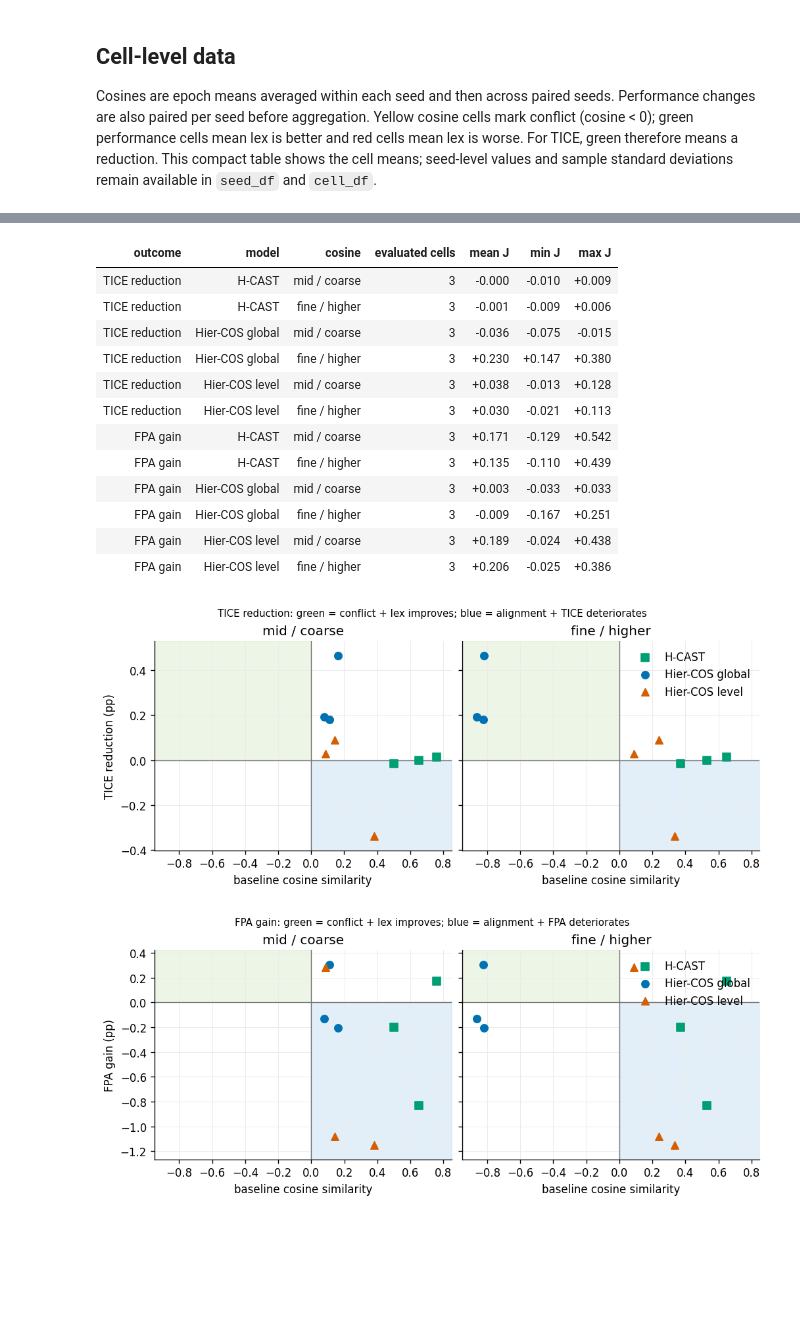
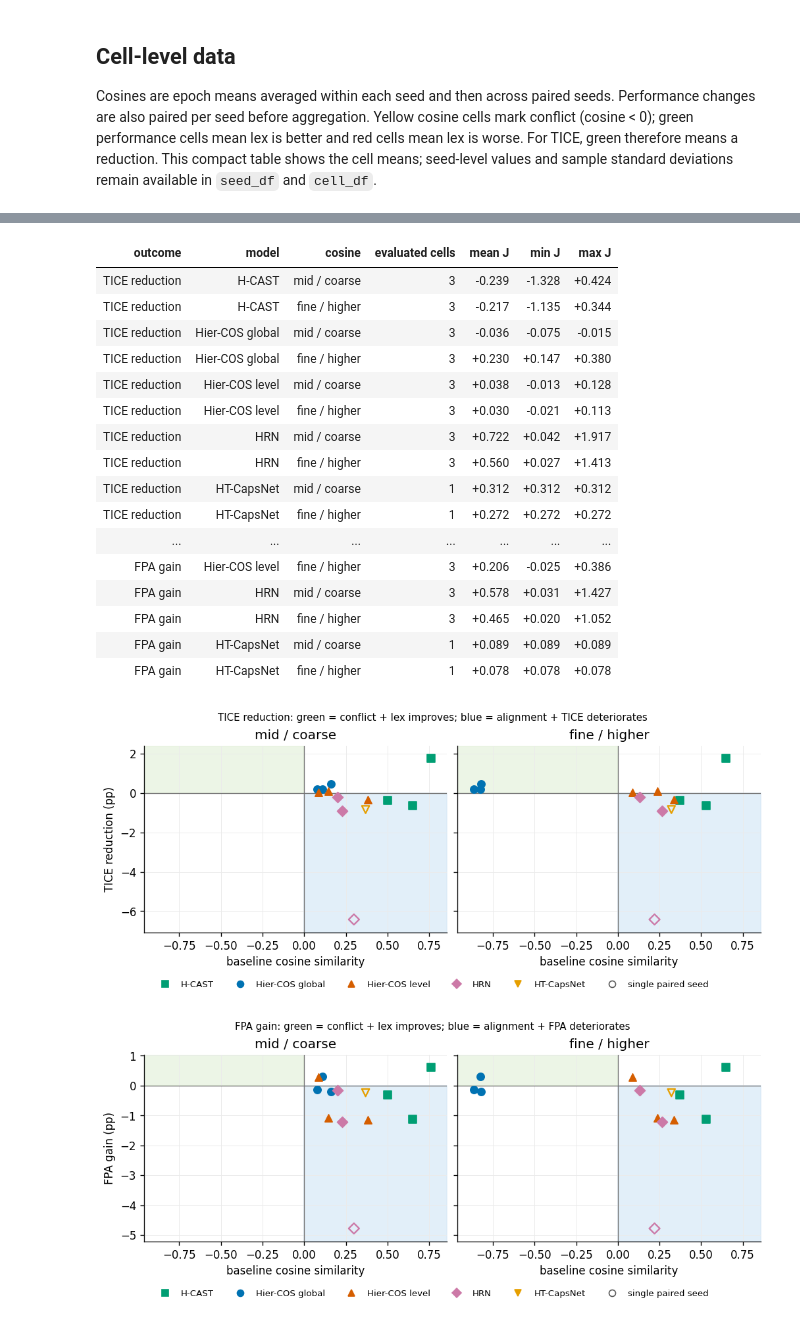
Before and after one commit to Gianma23/lexicographic_deep_learning_detailed_study, a Jupyter notebook: notebooks/lex_gradient_conflict.ipynb, the cells around one changed output, grey strips where cells are left out. Saved outputs shown, nothing was run; the diff lists cells and outputs as text; code cells hidden in the pictures; blank space fills up the shorter version.

```diff
--- a/notebooks/lex_gradient_conflict.ipynb
+++ b/notebooks/lex_gradient_conflict.ipynb
@@ -210,4 +242,6 @@ The only hypothesis metric is the **signed joint margin** `J = -baseline cosine
 # %%
+from matplotlib.lines import Line2D
+
 outcome_labels = {
     'TICE reduction (pp)': 'TICE reduction',
     'FPA gain (pp)': 'FPA gain',
@@ -221,7 +255,16 @@ outcome_specs = {
     }
     for label in JOINT_RESPONSES
 }
-group_order = ['H-CAST', 'Hier-COS global', 'Hier-COS level']
+# Substrates are taken from the resolved cells, so a family with no completed
+# paired run simply does not appear rather than producing an empty series.
+group_order = substrate_order(cell_df)
+# A substrate is labelled package effect from the audit, not by hand: it holds
+# whenever any of its resolved cells is not projection-only matched.
+package_substrates = set(cell_df.loc[~cell_df['config_matched'], 'substrate'])
+
+def scope_suffix(substrate):
+    return ' (package effect)' if substrate in package_substrates else ''
+
 margin_rows = []
 for outcome, outcome_spec in outcome_specs.items():
     for substrate in group_order:
@@ -256,12 +299,23 @@ display(
     .hide(axis='index')
 )
 
-model_style = {
-    'H-CAST': {'color': '#009E73', 'marker': 's'},
-    'Hier-COS global': {'color': '#0072B2', 'marker': 'o'},
-    'Hier-COS level': {'color': '#D55E00', 'marker': '^'},
-}
-x_limits = (-0.95, 0.85)
+model_style = {substrate: SUBSTRATE_STYLES[substrate] for substrate in group_order}
+# Legend handles are built explicitly so a substrate whose only cells are
+# single-seed still appears, and so the hollow convention is stated once.
+model_handles = [
+    Line2D([], [], linestyle='none', marker=style['marker'], color=style['color'], label=substrate)
+    for substrate, style in model_style.items()
+]
+single_seed_handle = Line2D(
+    [], [], linestyle='none', marker='o', markerfacecolor='none',
+    markeredgecolor='0.35', label='single paired seed',
+)
+cosine_values = cell_df['baseline_pre_cos__mean']
+cosine_padding = max((cosine_values.max() - cosine_values.min()) * 0.06, 0.05)
+x_limits = (
+    min(cosine_values.min(), 0.0) - cosine_padding,
+    max(cosine_values.max(), 0.0) + cosine_padding,
+)
 for outcome, outcome_spec in outcome_specs.items():
     outcome_values = cell_df[outcome_spec['column']]
     raw_min, raw_max = min(outcome_values.min(), 0), max(outcome_values.max(), 0)
@@ -269,45 +323,61 @@ for outcome, outcome_spec in outcome_specs.items():
     y_limits = (raw_min - padding, raw_max + padding)
     figure, axes = plt.subplots(1, 2, figsize=(8.4, 3.6), sharex=True, sharey=True, constrained_layout=True)
     for axis, stage in zip(axes, ['mid / coarse', 'fine / higher']):
         axis.fill_between([x_limits[0], 0], 0, y_limits[1], color='#e2f0d9', alpha=0.65)
         axis.fill_between([0, x_limits[1]], y_limits[0], 0, color='#d9eaf7', alpha=0.75)
         stage_rows = cell_df[cell_df['stage'] == stage]
         for substrate, style in model_style.items():
             rows = stage_rows[stage_rows['substrate'] == substrate]
+            # Cells resolved on one paired seed are drawn hollow: they are a
+            # single paired difference, not a seed mean.
+            multi_seed = rows[rows[seed_count_column] > 1]
+            single_seed = rows[rows[seed_count_column] == 1]
             axis.scatter(
-                rows['baseline_pre_cos__mean'], rows[outcome_spec['column']],
-                color=style['color'], marker=style['marker'], s=46, label=substrate, zorder=3,
+                multi_seed['baseline_pre_cos__mean'], multi_seed[outcome_spec['column']],
+                color=style['color'], marker=style['marker'], s=46, zorder=3,
+            )
+            axis.scatter(
+                single_seed['baseline_pre_cos__mean'], single_seed[outcome_spec['column']],
+                facecolor='none', edgecolor=style['color'], linewidth=1.4,
+                marker=style['marker'], s=46, zorder=3,
             )
         axis.axvline(0, color='0.45', linewidth=0.8)
         axis.axhline(0, color='0.45', linewidth=0.8)
         axis.set_xlim(*x_limits)
         axis.set_ylim(*y_limits)
         axis.set_title(stage)
         axis.set_xlabel('baseline cosine similarity')
         axis.grid(color='0.92', linewidth=0.6, zorder=0)
     axes[0].set_ylabel(outcome_spec['axis'])
-    axes[1].legend(frameon=False, loc='upper right')
+    figure.legend(
+        handles=[*model_handles, single_seed_handle], loc='outside lower center',
+        ncols=len(model_handles) + 1, frameon=False, fontsize=8,
+    )
     figure.suptitle(
         f'{outcome}: green = conflict + lex improves; blue = alignment + {outcome_spec["deterioration"]}',
         fontsize=9,
     )
     plt.show()
 # %% [output]
 | outcome | model | cosine | evaluated cells | mean J | min J | max J |
-| TICE reduction | H-CAST | mid / coarse | 3 | -0.000 | -0.010 | +0.009 |
-| TICE reduction | H-CAST | fine / higher | 3 | -0.001 | -0.009 | +0.006 |
+| TICE reduction | H-CAST | mid / coarse | 3 | -0.239 | -1.328 | +0.424 |
+| TICE reduction | H-CAST | fine / higher | 3 | -0.217 | -1.135 | +0.344 |
 | TICE reduction | Hier-COS global | mid / coarse | 3 | -0.036 | -0.075 | -0.015 |
 | TICE reduction | Hier-COS global | fine / higher | 3 | +0.230 | +0.147 | +0.380 |
 | TICE reduction | Hier-COS level | mid / coarse | 3 | +0.038 | -0.013 | +0.128 |
 | TICE reduction | Hier-COS level | fine / higher | 3 | +0.030 | -0.021 | +0.113 |
-| FPA gain | H-CAST | mid / coarse | 3 | +0.171 | -0.129 | +0.542 |
-| FPA gain | H-CAST | fine / higher | 3 | +0.135 | -0.110 | +0.439 |
-| FPA gain | Hier-COS global | mid / coarse | 3 | +0.003 | -0.033 | +0.033 |
-| FPA gain | Hier-COS global | fine / higher | 3 | -0.009 | -0.167 | +0.251 |
-| FPA gain | Hier-COS level | mid / coarse | 3 | +0.189 | -0.024 | +0.438 |
+| TICE reduction | HRN | mid / coarse | 3 | +0.722 | +0.042 | +1.917 |
+| TICE reduction | HRN | fine / higher | 3 | +0.560 | +0.027 | +1.413 |
+| TICE reduction | HT-CapsNet | mid / coarse | 1 | +0.312 | +0.312 | +0.312 |
+| TICE reduction | HT-CapsNet | fine / higher | 1 | +0.272 | +0.272 | +0.272 |
+| ... | ... | ... | ... | ... | ... | ... |
 | FPA gain | Hier-COS level | fine / higher | 3 | +0.206 | -0.025 | +0.386 |
+| FPA gain | HRN | mid / coarse | 3 | +0.578 | +0.031 | +1.427 |
+| FPA gain | HRN | fine / higher | 3 | +0.465 | +0.020 | +1.052 |
+| FPA gain | HT-CapsNet | mid / coarse | 1 | +0.089 | +0.089 | +0.089 |
+| FPA gain | HT-CapsNet | fine / higher | 1 | +0.078 | +0.078 | +0.078 |
-[figure, old version]
+[figure, new version]
-[figure, old version]
+[figure, new version]
 # %% [markdown]
 ### Epoch-window sensitivity
 
```
Also changed, not shown: parts of 13 cells of this notebook, 29 other files.
